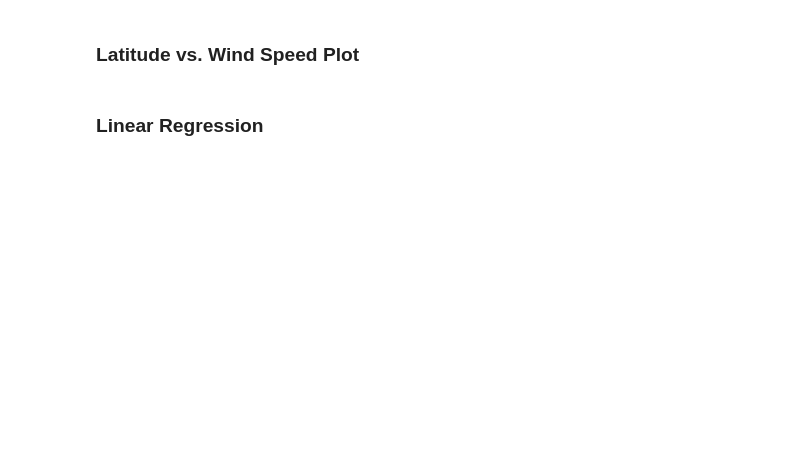
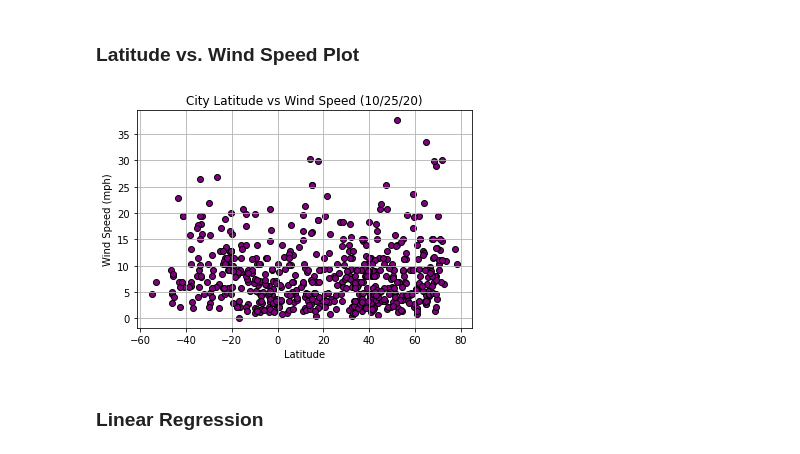
Before and after one commit to katrinamarie1020/API_Challenge, a Jupyter notebook: starter_code/WeatherPy_w_comments.ipynb, the cells around one changed output. Saved outputs shown, nothing was run; the diff lists cells and outputs as text; code cells hidden in the pictures; blank space fills up the shorter version.

```diff
--- a/starter_code/WeatherPy_w_comments.ipynb
+++ b/starter_code/WeatherPy_w_comments.ipynb
@@ -206,13 +292,18 @@ print("-----------------")
 ### Latitude vs. Wind Speed Plot
 # %%
 # Build the scatter plots for latitude vs. wind speed
-
-
+plt.scatter(x=lat, y=wind, marker="o", facecolors="purple", edgecolors="black")
+plt.grid()
+plt.title(f"City Latitude vs Wind Speed ({time.strftime('%x')})")
+plt.ylabel("Wind Speed (mph)")
+plt.xlabel("Latitude")
 # Incorporate the other graph properties
 
 
 # Save the figure
-
+plt.savefig("../output_data/fig4.png")
 # Show plot
+# %% [output]
+[figure, added]
 # %% [markdown]
 ### Linear Regression
```
Also changed, not shown: parts of 28 cells of this notebook, 6 other files.
